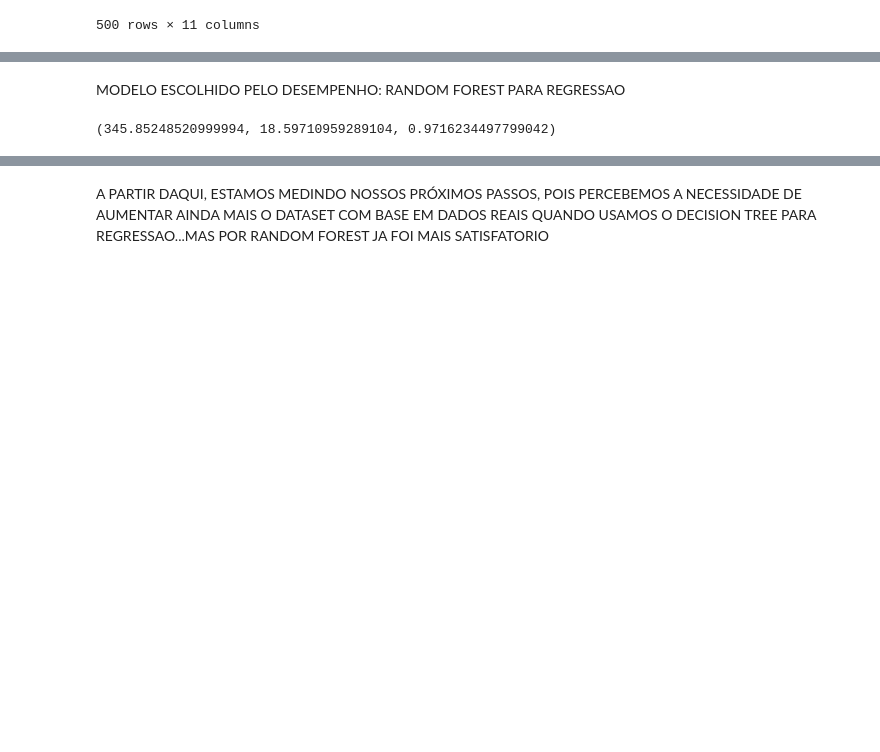
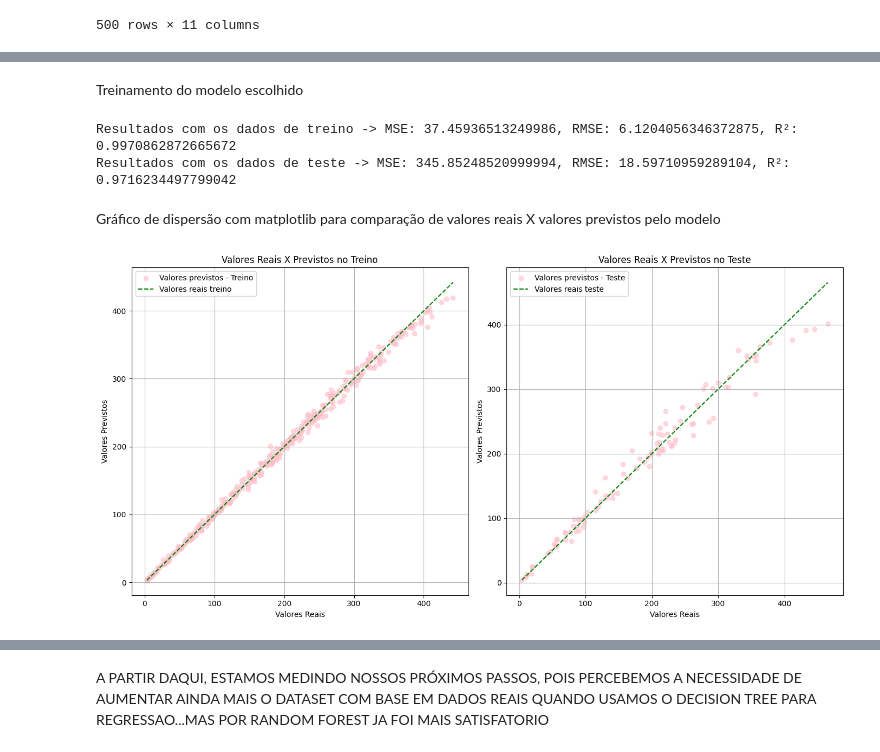
Before and after one commit to vargasdani/Sprint3-IA, a Jupyter notebook: IA/Tech_Splinter.ipynb, the cells around one changed output, grey strips where cells are left out. Saved outputs shown, nothing was run; the diff lists cells and outputs as text; code cells hidden in the pictures; blank space fills up the shorter version.

```diff
--- a/IA/Tech_Splinter.ipynb
+++ b/IA/Tech_Splinter.ipynb
@@ -55,5 +67,5 @@ R² (coeficiente de determinação): 0.9507208173315604
-# %% [markdown]
-MODELO ESCOLHIDO PELO DESEMPENHO: RANDOM FOREST PARA REGRESSAO
+# %% [markdown]
+Treinamento do modelo escolhido
 # %%
 
 from sklearn.ensemble import RandomForestRegressor
@@ -61,8 +73,8 @@ from sklearn.model_selection import train_test_split
 from sklearn.metrics import mean_squared_error, r2_score
 
 #features e nosso target
-X = df.drop('Producao_Total_Toneladas', axis=1)
-y = df['Producao_Total_Toneladas']
+X = df_simple.drop('Producao_Total_Toneladas', axis=1)
+y = df_simple['Producao_Total_Toneladas']
 
 #codificando com pandas
 X_encoded = pd.get_dummies(X)
@@ -74,12 +86,52 @@ X_train, X_test, y_train, y_test = train_test_split(X_encoded, y, test_size=0.2,
 rf_model = RandomForestRegressor(random_state=42)
 rf_model.fit(X_train, y_train)
 
-y_pred = rf_model.predict(X_test)
+y_test_pred = rf_model.predict(X_test)
+y_train_pred = rf_model.predict(X_train)
 
-mse = mean_squared_error(y_test, y_pred)
-rmse = np.sqrt(mse)
-r2 = r2_score(y_test, y_pred)
+mse_test = mean_squared_error(y_test, y_test_pred)
+rmse_test = np.sqrt(mse_test)
+r2_test = r2_score(y_test, y_test_pred)
 
-mse, rmse, r2
+mse_train = mean_squared_error(y_train, y_train_pred)
+rmse_train = np.sqrt(mse_train)
+r2_train = r2_score(y_train, y_train_pred)
+
+print(f"Resultados com os dados de treino -> MSE: {mse_train}, RMSE: {rmse_train}, R²: {r2_train}")
+print(f"Resultados com os dados de teste -> MSE: {mse_test}, RMSE: {rmse_test}, R²: {r2_test}")
 # %% [output]
-(345.85248520999994, 18.59710959289104, 0.9716234497799042)
+Resultados com os dados de treino -> MSE: 37.45936513249986, RMSE: 6.1204056346372875, R²: 0.9970862872665672
+Resultados com os dados de teste -> MSE: 345.85248520999994, RMSE: 18.59710959289104, R²: 0.9716234497799042
+# %% [markdown]
+Gráfico de dispersão com matplotlib para comparação de valores reais X  valores previstos pelo modelo
+# %%
+import matplotlib.pyplot as plt
+plt.figure(figsize=(14, 7))
+
+plt.subplot(1, 2, 1)  #treino
+plt.scatter(y_train, y_train_pred, color='pink', label='Valores previstos - Treino', alpha=0.6)
+plt.plot([min(y_train), max(y_train)], [min(y_train), max(y_train)], color='green', linestyle='--', label='Valores reais treino')
+plt.title('Valores Reais X Previstos no Treino')
+plt.xlabel('Valores Reais')
+plt.ylabel('Valores Previstos')
+plt.legend()
+plt.grid(True)
+
+
+
+
+
+plt.subplot(1, 2, 2)  #teste
+plt.scatter(y_test, y_test_pred, color='pink', label='Valores previstos - Teste', alpha=0.6)
+plt.plot([min(y_test), max(y_test)], [min(y_test), max(y_test)], color='green', linestyle='--', label='Valores reais teste')
+plt.title('Valores Reais X Previstos no Teste')
+plt.xlabel('Valores Reais')
+plt.ylabel('Valores Previstos')
+plt.legend()
+plt.grid(True)
+
+
+plt.tight_layout()
+plt.show()
+# %% [output]
+[figure, added]
```
Also changed, not shown: parts of 17 cells of this notebook, 2 other files.
